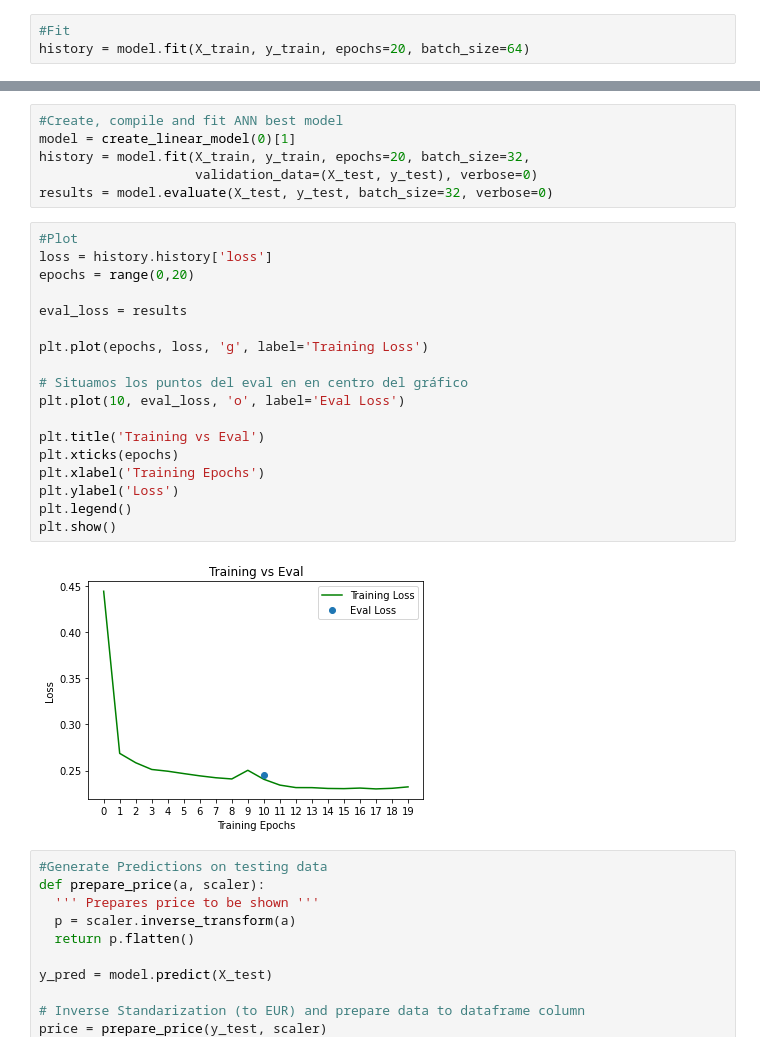
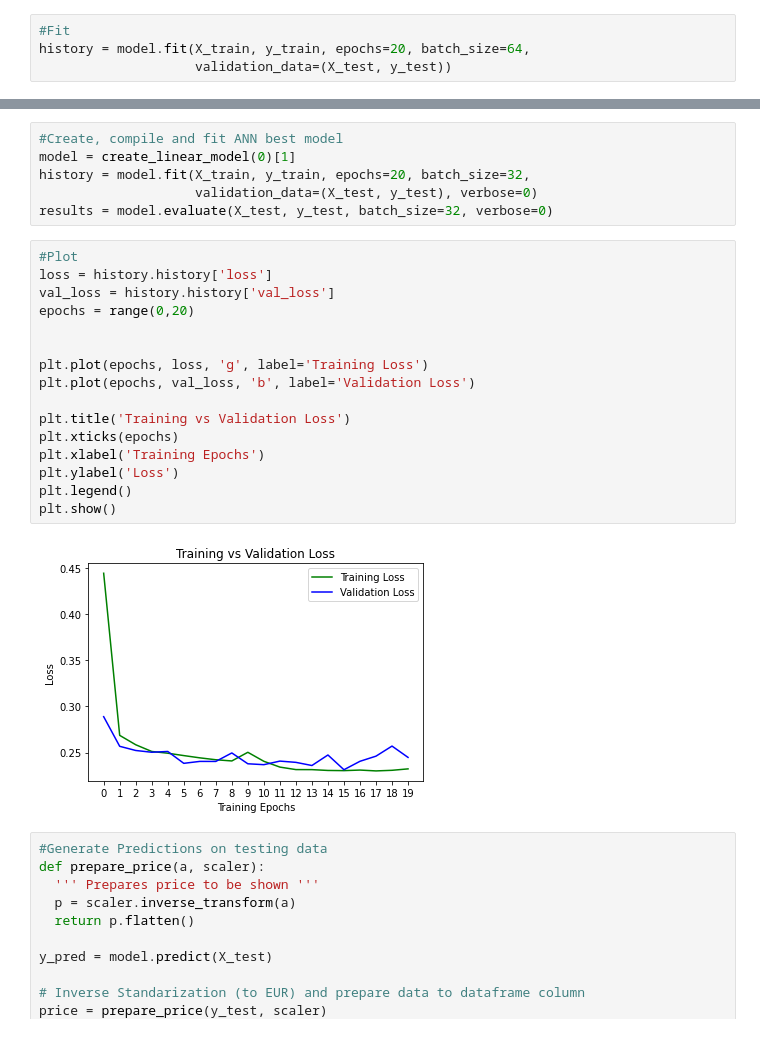
Before and after one commit to mtablado/uoc2022_deeplearning_pec1, a Jupyter notebook: 20212_M2_875_PEC1_Enunciado.ipynb, the cells around one changed output, grey strips where cells are left out. Saved outputs shown, nothing was run; the diff lists cells and outputs as text.

```diff
--- a/20212_M2_875_PEC1_Enunciado.ipynb
+++ b/20212_M2_875_PEC1_Enunciado.ipynb
@@ -348,6 +353,7 @@ _________________________________________________________________
 model.compile(Adam(learning_rate=0.1), "categorical_crossentropy", metrics=["accuracy"])
 # %%
 #Fit
-history = model.fit(X_train, y_train, epochs=20, batch_size=64)
+history = model.fit(X_train, y_train, epochs=20, batch_size=64,
+                    validation_data=(X_test, y_test))
 # %% [output]
 Epoch 1/20
@@ -987,23 +981,21 @@ results = model.evaluate(X_test, y_test, batch_size=32, verbose=0)
 # %%
 #Plot
 loss = history.history['loss']
+val_loss = history.history['val_loss']
 epochs = range(0,20)
 
-eval_loss = results
 
 plt.plot(epochs, loss, 'g', label='Training Loss')
+plt.plot(epochs, val_loss, 'b', label='Validation Loss')
 
-# Situamos los puntos del eval en en centro del gráfico
-plt.plot(10, eval_loss, 'o', label='Eval Loss')
-
-plt.title('Training vs Eval')
+plt.title('Training vs Validation Loss')
 plt.xticks(epochs)
 plt.xlabel('Training Epochs')
 plt.ylabel('Loss')
 plt.legend()
 plt.show()
 # %% [output]
-[figure, old version]
+[figure, new version]
 # %%
 #Generate Predictions on testing data
 def prepare_price(a, scaler):
```
Also changed, not shown: parts of 15 cells of this notebook.
